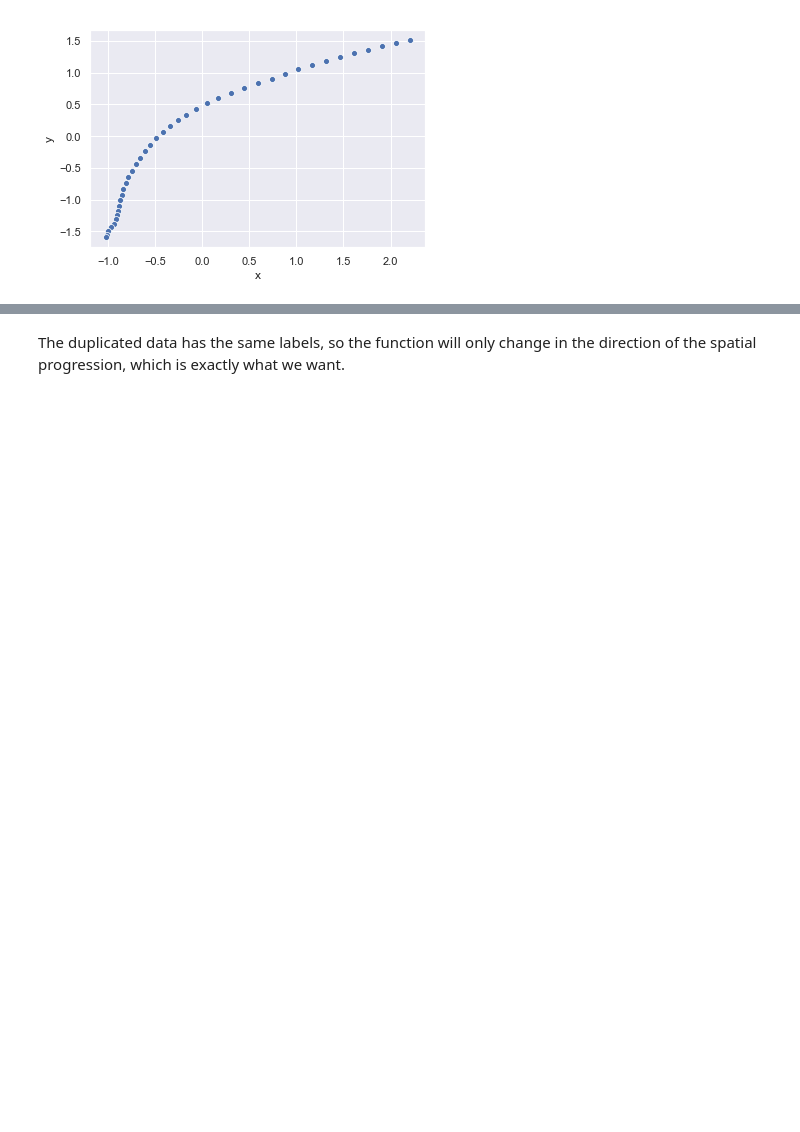
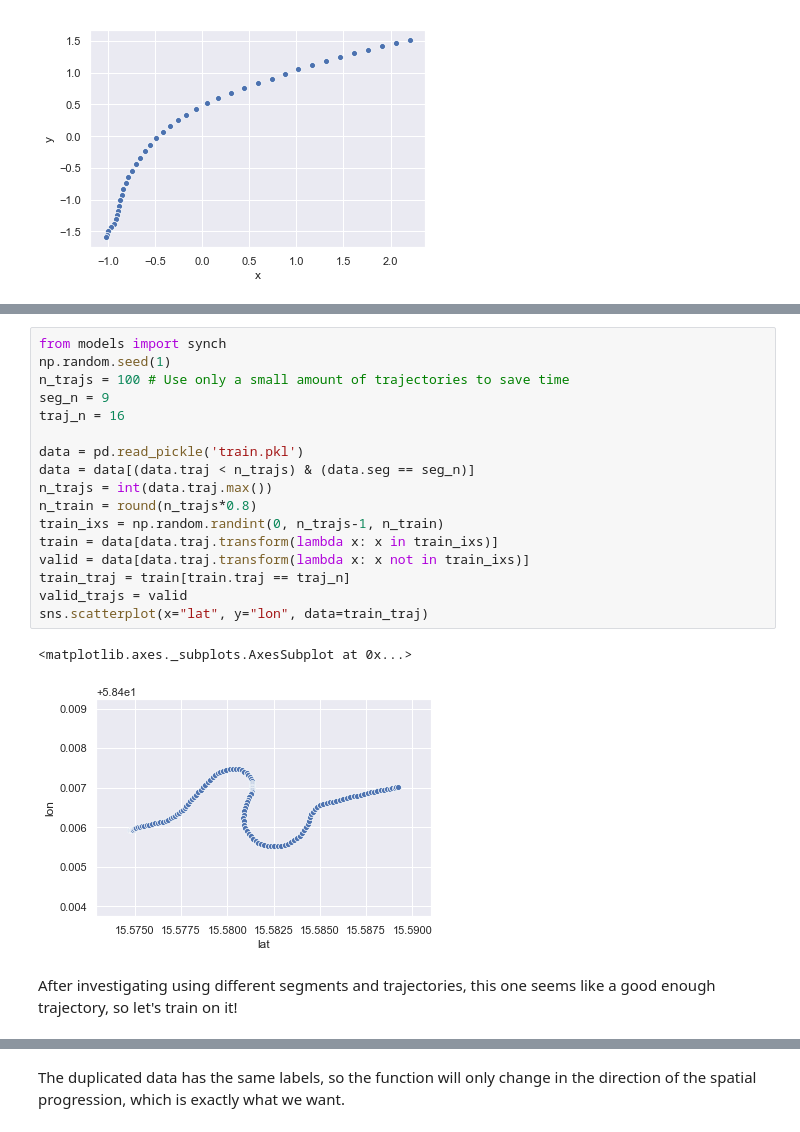
Before and after one commit to M20190649/TDDE19-bus-arrival-time, a Jupyter notebook: GP/Arrival Time Prediction 3 - Synchronisation.ipynb, the cells around one changed output, grey strips where cells are left out. Saved outputs shown, nothing was run; the diff lists cells and outputs as text; blank space fills up the shorter version.

Commit message:
Finished random restart when training on a single trajectory

```diff
--- a/GP/Arrival Time Prediction 3 - Synchronisation.ipynb
+++ b/GP/Arrival Time Prediction 3 - Synchronisation.ipynb
@@ -154,0 +144,22 @@ sns.lineplot(x = xx[:,0], y = y[:,0])
+# %%
+from models import synch
+np.random.seed(1)
+n_trajs = 100 # Use only a small amount of trajectories to save time
+seg_n = 9
+traj_n = 16
+
+data = pd.read_pickle('train.pkl')
+data = data[(data.traj < n_trajs) & (data.seg == seg_n)]
+n_trajs = int(data.traj.max())
+n_train = round(n_trajs*0.8)
+train_ixs = np.random.randint(0, n_trajs-1, n_train)
+train = data[data.traj.transform(lambda x: x in train_ixs)]
+valid = data[data.traj.transform(lambda x: x not in train_ixs)]
+train_traj = train[train.traj == traj_n]
+valid_trajs = valid
+sns.scatterplot(x="lat", y="lon", data=train_traj)
+# %% [output]
+<matplotlib.axes._subplots.AxesSubplot at 0x...>
+[figure, added]
+# %% [markdown]
+After investigating using different segments and trajectories, this one seems like a good enough trajectory, so let's train on it!
```
Also changed, not shown: parts of 34 cells of this notebook, 1 other file.
